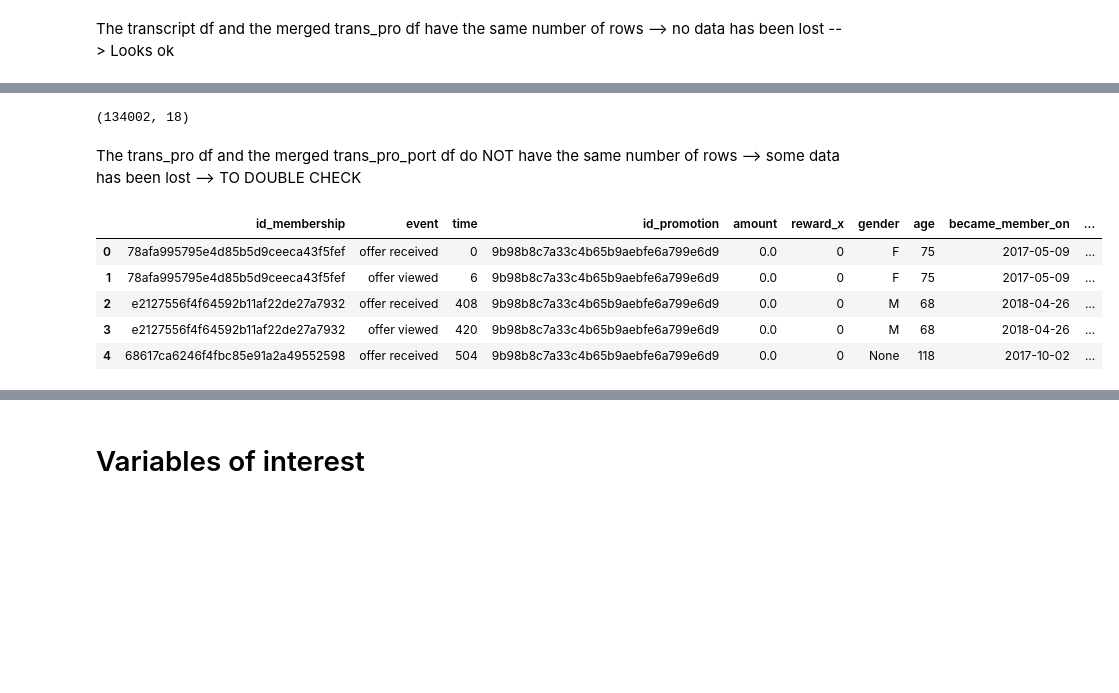
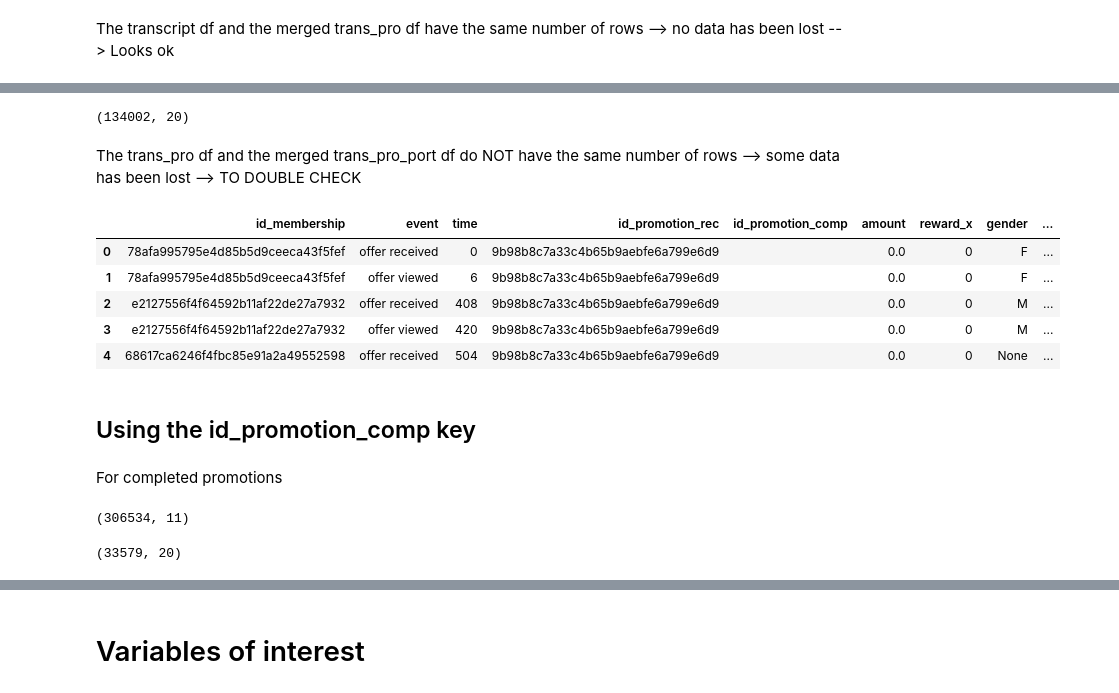
Before and after one commit to mbastard/TargetingCustomers_DAIB, a Jupyter notebook: eda/eda_mickael.ipynb, the cells around one changed output, grey strips where cells are left out. Drawn from its saved outputs; the diff is of its cells as text; code cells hidden in the pictures; blank space fills up the shorter version.

```diff
--- a/eda/eda_mickael.ipynb
+++ b/eda/eda_mickael.ipynb
@@ -336,5 +384,5 @@ trans_pro.head()
 # %%
-trans_pro_port = pd.merge(trans_pro, portfolio, on="id_promotion")
+trans_pro_port_rec = pd.merge(trans_pro, portfolio, left_on = "id_promotion_rec", right_on="id_promotion")
 # %%
 trans_pro.shape
 # %% [output]
@@ -342,15 +390,19 @@ trans_pro.shape
 # %%
-trans_pro_port.shape
+trans_pro_port_rec.shape
 # %% [output]
-(134002, 18)
+(134002, 20)
 # %% [markdown]
 The trans_pro df and the merged trans_pro_port df do NOT have the same number of rows --> some data has been lost --> TO DOUBLE CHECK
 # %%
-trans_pro_port.head()
+trans_pro_port_rec.head()
 # %% [output]
-|  | id_membership | event | time | id_promotion | amount | reward_x | gender | age | became_member_on | ... |
-| 0 | 78afa995795e4d85b5d9ceeca43f5fef | offer received | 0 | 9b98b8c7a33c4b65b9aebfe6a799e6d9 | 0.0 | 0 | F | 75 | 2017-05-09 | ... |
-| 1 | 78afa995795e4d85b5d9ceeca43f5fef | offer viewed | 6 | 9b98b8c7a33c4b65b9aebfe6a799e6d9 | 0.0 | 0 | F | 75 | 2017-05-09 | ... |
-| 2 | e2127556f4f64592b11af22de27a7932 | offer received | 408 | 9b98b8c7a33c4b65b9aebfe6a799e6d9 | 0.0 | 0 | M | 68 | 2018-04-26 | ... |
-| 3 | e2127556f4f64592b11af22de27a7932 | offer viewed | 420 | 9b98b8c7a33c4b65b9aebfe6a799e6d9 | 0.0 | 0 | M | 68 | 2018-04-26 | ... |
-| 4 | 68617ca6246f4fbc85e91a2a49552598 | offer received | 504 | 9b98b8c7a33c4b65b9aebfe6a799e6d9 | 0.0 | 0 | None | 118 | 2017-10-02 | ... |
+|  | id_membership | event | time | id_promotion_rec | id_promotion_comp | amount | reward_x | gender | ... |
+| 0 | 78afa995795e4d85b5d9ceeca43f5fef | offer received | 0 | 9b98b8c7a33c4b65b9aebfe6a799e6d9 |  | 0.0 | 0 | F | ... |
+| 1 | 78afa995795e4d85b5d9ceeca43f5fef | offer viewed | 6 | 9b98b8c7a33c4b65b9aebfe6a799e6d9 |  | 0.0 | 0 | F | ... |
+| 2 | e2127556f4f64592b11af22de27a7932 | offer received | 408 | 9b98b8c7a33c4b65b9aebfe6a799e6d9 |  | 0.0 | 0 | M | ... |
+| 3 | e2127556f4f64592b11af22de27a7932 | offer viewed | 420 | 9b98b8c7a33c4b65b9aebfe6a799e6d9 |  | 0.0 | 0 | M | ... |
+| 4 | 68617ca6246f4fbc85e91a2a49552598 | offer received | 504 | 9b98b8c7a33c4b65b9aebfe6a799e6d9 |  | 0.0 | 0 | None | ... |
+# %% [markdown]
+## Using the id_promotion_comp key
+# %% [markdown]
+For completed promotions
@@ -356,0 +411,8 @@ trans_pro_port.head()
+# %%
+trans_pro.shape
+# %% [output]
+(306534, 11)
+# %%
+trans_pro_port_comp.shape
+# %% [output]
+(33579, 20)
```
Also changed, not shown: parts of 22 cells of this notebook.
